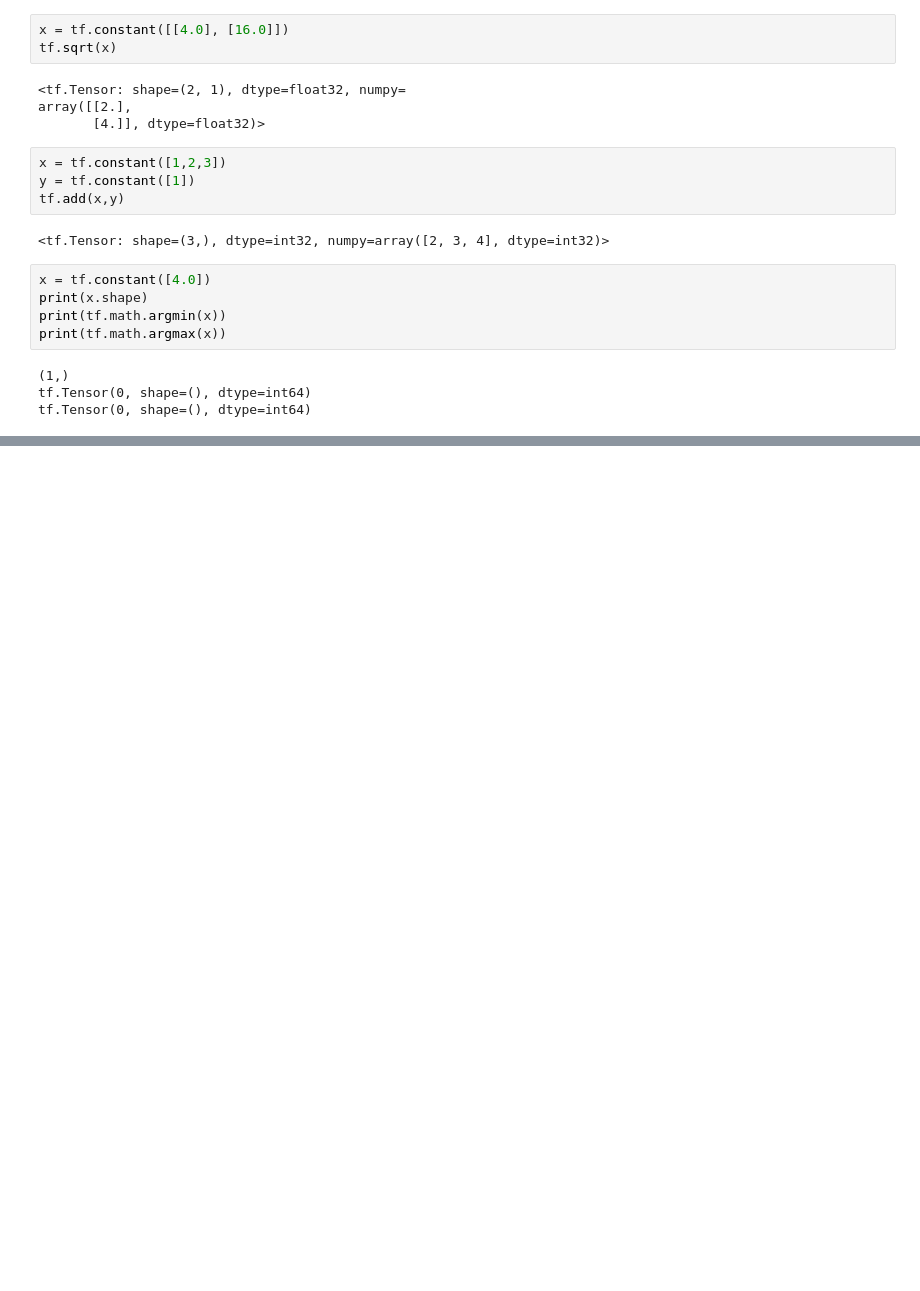
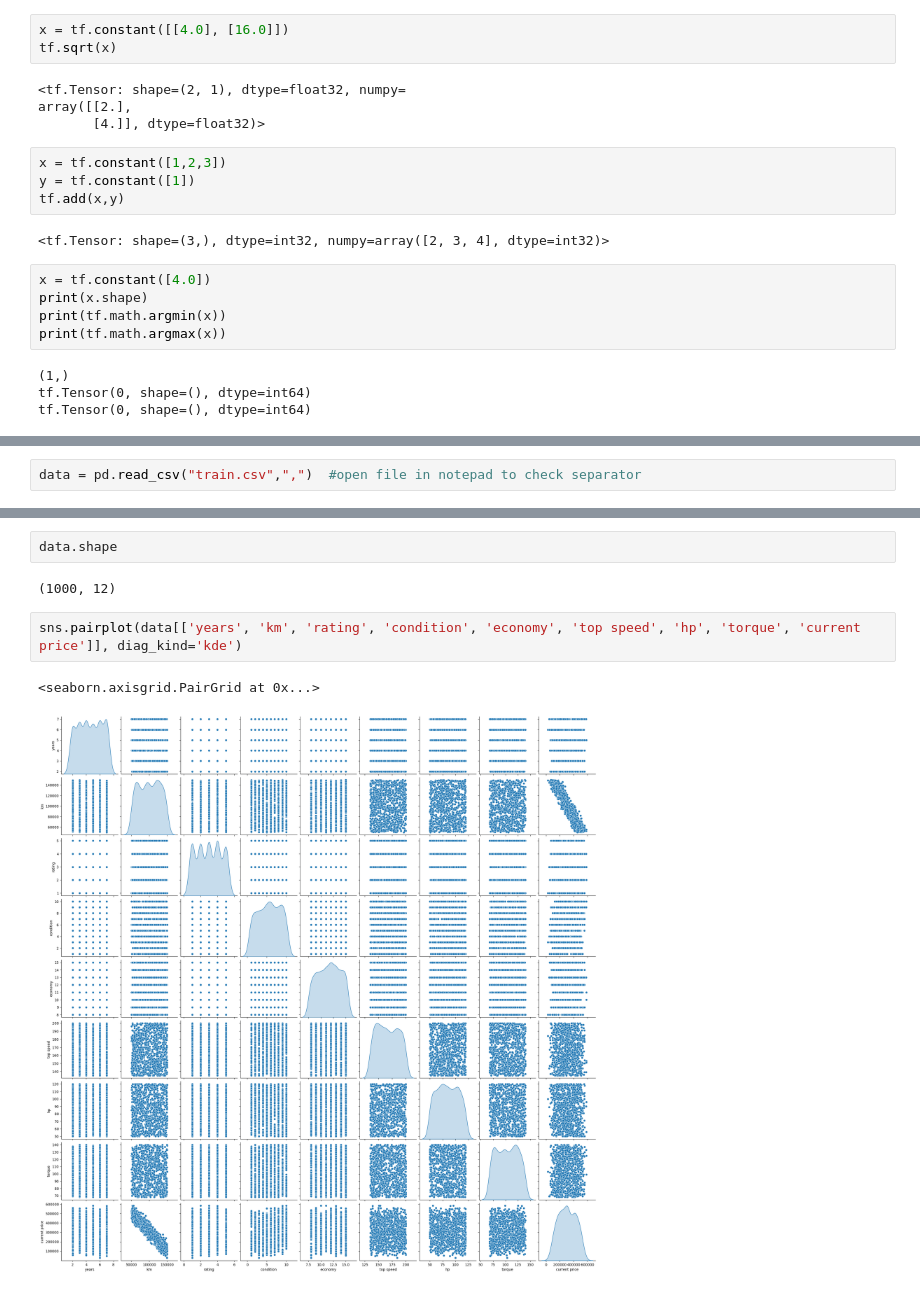
Before and after one commit to rameshver43/Practice, a Jupyter notebook: Deep_Learning_for_computer_vision.ipynb, the cells around one changed output, grey strips where cells are left out. Cells and saved outputs as stored; diff of their text form; blank space fills up the shorter version.

```diff
--- a/Deep_Learning_for_computer_vision.ipynb
+++ b/Deep_Learning_for_computer_vision.ipynb
@@ -368,0 +455,2 @@ tf.Tensor(0, shape=(), dtype=int64)
+# %%
+data = pd.read_csv("train.csv",",")  #open file in notepad to check separator
@@ -368,0 +466,9 @@ tf.Tensor(0, shape=(), dtype=int64)
+# %%
+data.shape
+# %% [output]
+(1000, 12)
+# %%
+sns.pairplot(data[['years', 'km', 'rating', 'condition', 'economy', 'top speed', 'hp', 'torque', 'current price']], diag_kind='kde')
+# %% [output]
+<seaborn.axisgrid.PairGrid at 0x...>
+[figure, added]
```
Also changed, not shown: parts of 25 cells of this notebook.
